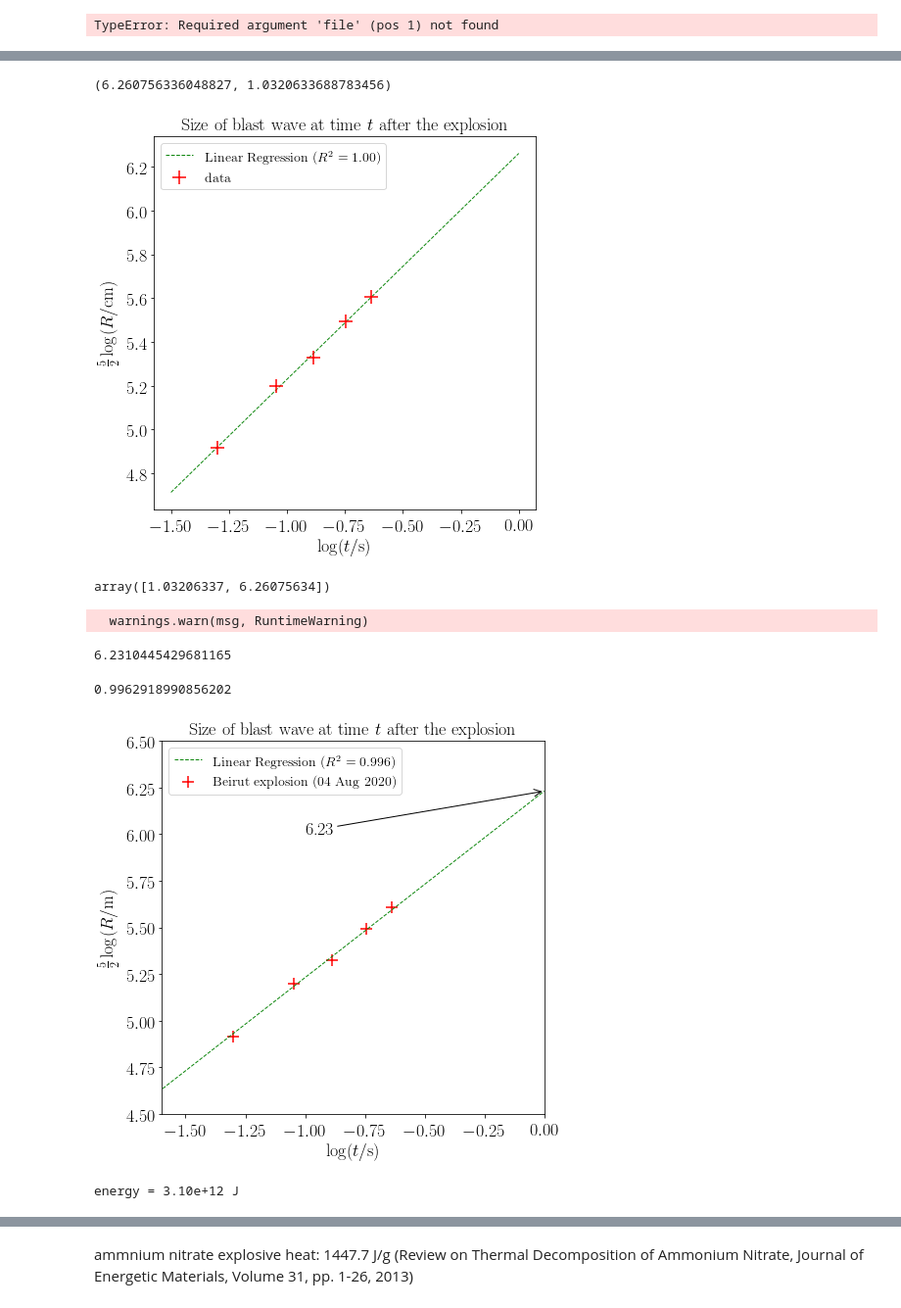
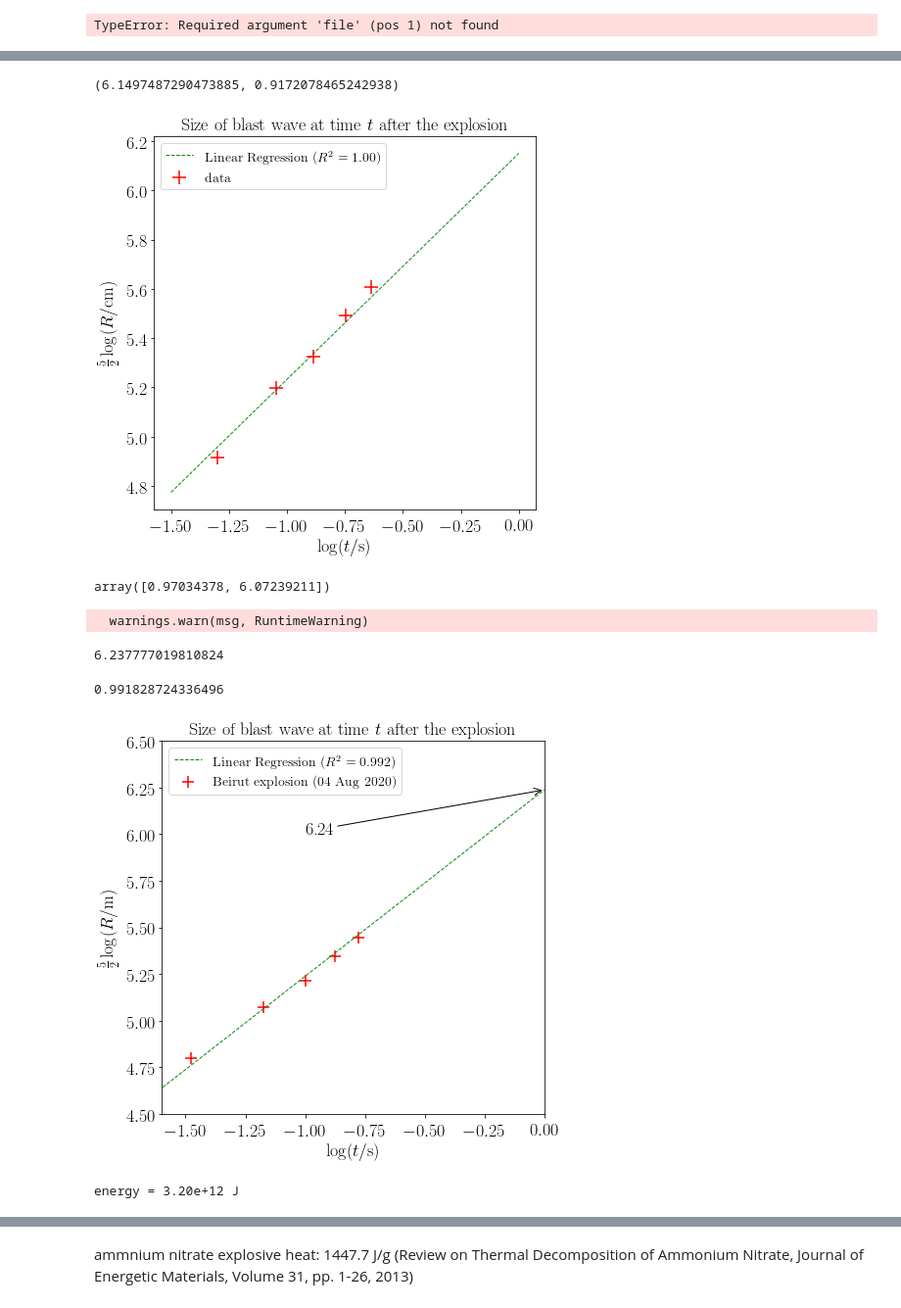
Before and after one commit to jsdiazpo/Physics-Digressions, a Jupyter notebook: Beirut-Explosion.ipynb, the cells around one changed output, grey strips where cells are left out. Shown: that part at 98% size. Saved outputs shown, nothing was run; the diff lists cells and outputs as text; code cells hidden in the pictures.

```diff
--- a/Beirut-Explosion.ipynb
+++ b/Beirut-Explosion.ipynb
@@ -219,10 +219,11 @@ dfb
 
 
 df2 = pd.DataFrame()
-df2['D'] = [243, 333, 381, 394, 397]
-df2['R'] = df2['D'] /2 * 200/321
-df2['t'] = [0.198, 0.224, 0.266, 0.333, 0.391]
-df2['t'] -= 0.131
+df2['D'] = [222, 286, 326, 368, 403]
+df2['R'] = df2['D'] /2 * 32.19/43#40/51 #200/296
+df2['t'] = [11207.629427792916, 11240.985467756585, 11274.341507720255, 11307.697547683923, 11341.053587647593]
+df2['t'] -= 11174.273387829247
+df2['t'] /= 1000
 df2['5/2*log10_R'] = np.log10(df2['R'] ) * 5/2
 df2['log10_t'] = np.log10(df2['t'])
 # %%
@@ -249,6 +250,6 @@ plt.rc('ytick',labelsize=18);
 # %%
-X2 = dfb['log10_t'].values.reshape(1, -1).T
-y2 = dfb['5/2*log10_R'].values
+X2 = df2['log10_t'].values.reshape(1, -1).T
+y2 = df2['5/2*log10_R'].values
 print(y2.shape, X2.shape)
 
 from sklearn.linear_model import LinearRegression
@@ -270,7 +271,7 @@ R^2 = 1.00
 # %%
 model2.intercept_, model2.coef_[0]
 # %% [output]
-(6.260756336048827, 1.0320633688783456)
+(6.1497487290473885, 0.9172078465242938)
 # %%
 fig, ax = plt.subplots()
 fig.set_size_inches(7, 7)
@@ -293,7 +294,7 @@ plt.rc('ytick', labelsize=18)
 plt.legend(fontsize=14);
 # fig.savefig('plots/BlastWaveSize.pdf', bbox_inches='tight')
 # %% [output]
-[figure, old version]
+[figure, new version]
 # %%
 from scipy.optimize import fsolve
 def loss(i, slope=1):
@@ -302,47 +303,48 @@ def loss(i, slope=1):
 # %%
 np.polyfit(dfb['log10_t'].values, y2, 1)
 # %% [output]
-array([1.03206337, 6.26075634])
+array([0.97034378, 6.07239211])
 # %%
 intercept = fsolve(loss, x0=1)[0]
 intercept
 # %% [output]
   warnings.warn(msg, RuntimeWarning)
-6.2310445429681165
+6.237777019810824
 # %%
 r2_beirut = r2_score(X2 + intercept, y2)
 r2_beirut
 # %% [output]
-0.9962918990856202
+0.991828724336496
 # %%
 fig, ax = plt.subplots()
 fig.set_size_inches(7, 7)
 xmin, xmax = -1.6, 0
 ymin, ymax = 4.5, 6.5 #9.5, 11.5
 ax.set_title(r'Size of blast wave at time $t$ after the explosion', fontsize=18)
 # Beirut
-ax.scatter(dfb['log10_t'], dfb['5/2*log10_R'], s=150, marker='+', color='r', label='Beirut explosion (04 Aug 2020)', zorder=0)
+# ax.scatter(dfb['log10_t'], dfb['5/2*log10_R'], s=150, marker='+', color='r', label='Beirut explosion (04 Aug 2020)', zorder=0)
+ax.scatter(df2['log10_t'], df2['5/2*log10_R'], s=150, marker='+', color='r', label='Beirut explosion (04 Aug 2020)', zorder=0)
 logt2 = np.linspace(-5, 0, 2)
 ax.plot(logt2, intercept + logt2, 'g--', linewidth=1,
         label=f'Linear Regression ($R^2 = {r2_beirut:.3f}$)', zorder=1, alpha=0.95)
 
 ax.annotate(f'{intercept:.2f}', xy=(0, intercept), xytext=(-1, 6), arrowprops=dict(facecolor='black', arrowstyle='->'))
 
 ax.set_xlim(xmin, xmax)
 ax.set_ylim(ymin, ymax)
 ax.set_xlabel(r'$\log(t/\mathrm{s})$', fontsize=18)
 ax.set_ylabel(r'$\frac{5}{2}\log(R/\mathrm{m})$', fontsize=18)
 plt.rc('xtick', labelsize=18)
 plt.rc('ytick', labelsize=18)
 plt.legend(fontsize=14, loc='upper left');
 # fig.savefig('plots/BlastWaveSize_Beirut.pdf', bbox_inches='tight')
 # %% [output]
-[figure, old version]
+[figure, new version]
 # %%
 E_J = 10**(intercept * 2/5 * 5) * 1.25 * 0.856
 print(f'energy = {E_J:.2e} J')
 # %% [output]
-energy = 3.10e+12 J
+energy = 3.20e+12 J
 # %%
 print(f'energy = {E_J/4.18e12:.3f} kt')
 # %% [output]
```
Also changed, not shown: parts of 3 cells of this notebook.
